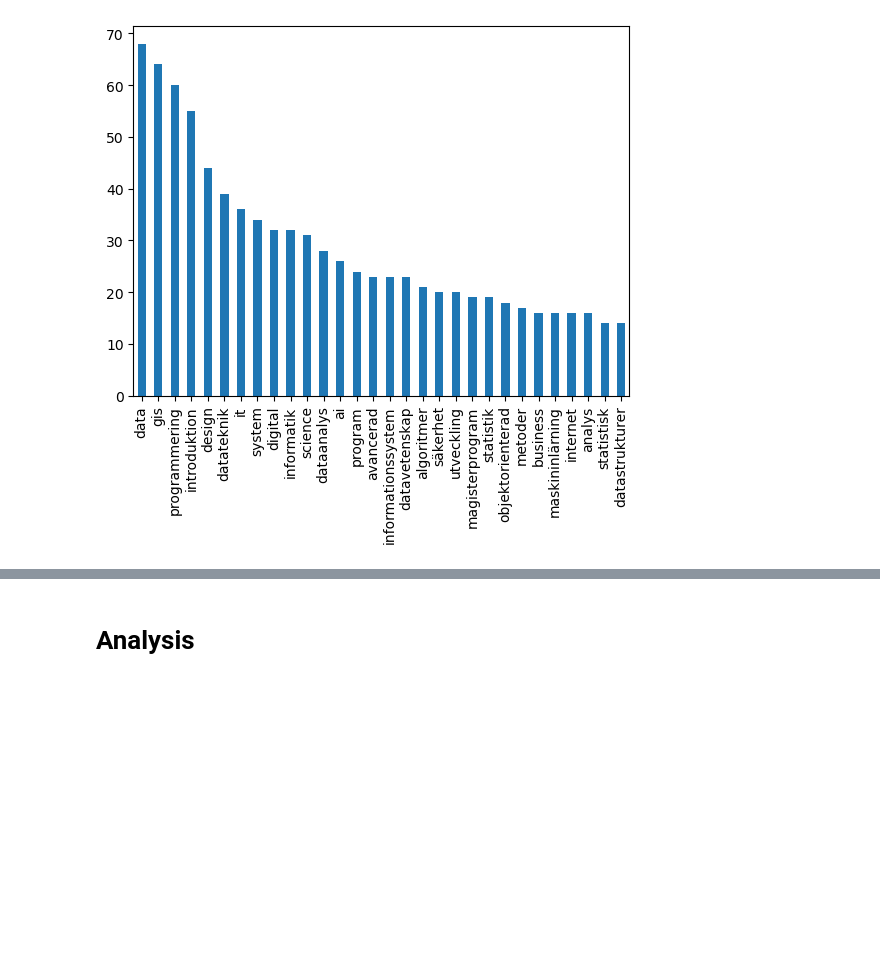
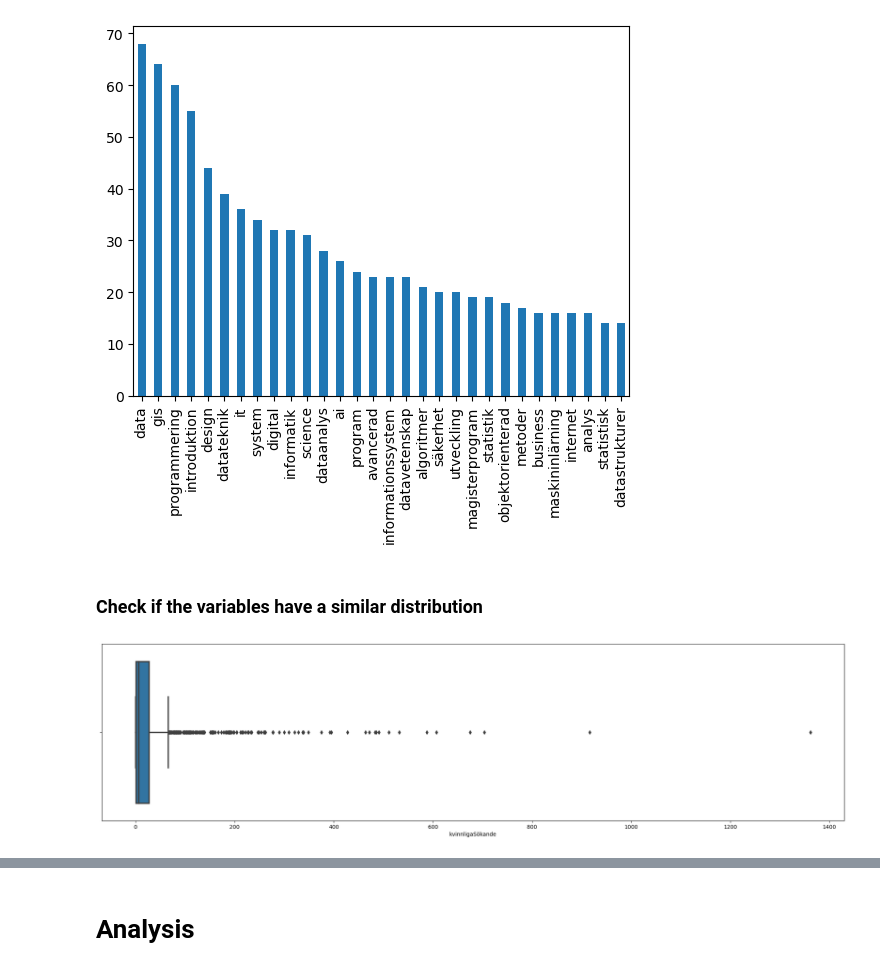
Before and after one commit to Lovisaj01/Open-Data-Project, a Jupyter notebook: preprocessing.ipynb, the cells around one changed output, grey strips where cells are left out. Cells and saved outputs as stored; diff of their text form; code cells hidden in the pictures; blank space fills up the shorter version.

```diff
--- a/preprocessing.ipynb
+++ b/preprocessing.ipynb
@@ -396,0 +426,11 @@ dtype: int64
+# %%
+def plot_outlier(feature):
+  plt.figure(figsize=(25, 6))
+  ax = sns.boxplot(x=feature, linewidth=2.5)
+# %% [markdown]
+### Check if the variables have a similar distribution
+# %%
+antagning_outliers = antagning_df['kvinnligaSökande']
+plot_outlier(antagning_outliers)
+# %% [output]
+[figure, added]
```
Also changed, not shown: parts of 26 cells of this notebook.
